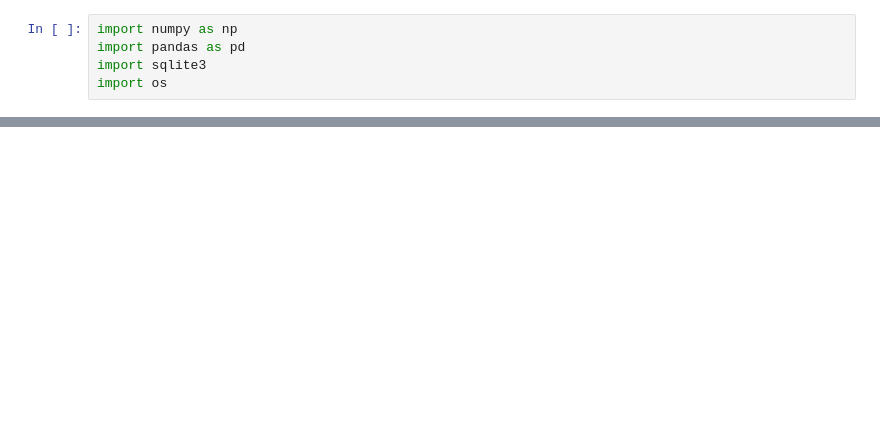
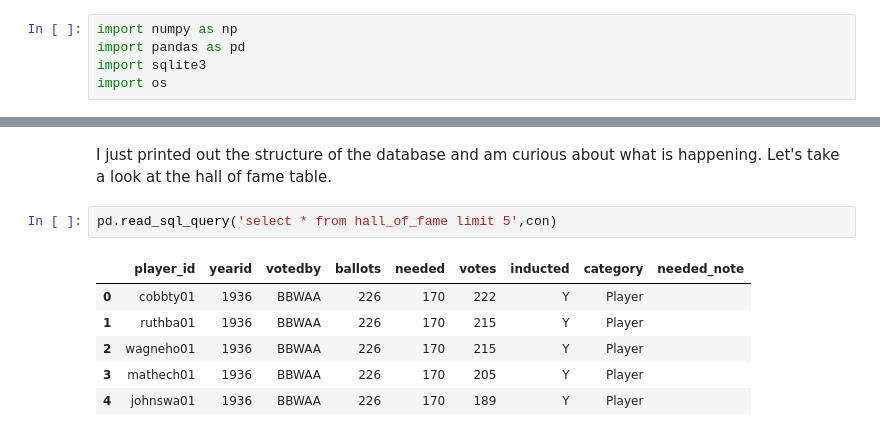
Before and after one commit to AbeHandler/everything, a Jupyter notebook: teaching/3401fall2020/week5/Module-4.2-Relational_data_applications.ipynb, the cells around one changed output, grey strips where cells are left out. Cells and saved outputs as stored; diff of their text form; blank space fills up the shorter version.

```diff
--- a/teaching/3401fall2020/week5/Module-4.2-Relational_data_applications.ipynb
+++ b/teaching/3401fall2020/week5/Module-4.2-Relational_data_applications.ipynb
@@ -99,0 +56,11 @@ lahmans
+# %% [markdown]
+I just printed out the structure of the database and am curious about what is happening. Let's take a look at the hall of fame table.
+# %%
+pd.read_sql_query('select * from hall_of_fame limit 5',con)
+# %% [output]
+|  | player_id | yearid | votedby | ballots | needed | votes | inducted | category | needed_note |
+| 0 | cobbty01 | 1936 | BBWAA | 226 | 170 | 222 | Y | Player |  |
+| 1 | ruthba01 | 1936 | BBWAA | 226 | 170 | 215 | Y | Player |  |
+| 2 | wagneho01 | 1936 | BBWAA | 226 | 170 | 215 | Y | Player |  |
+| 3 | mathech01 | 1936 | BBWAA | 226 | 170 | 205 | Y | Player |  |
+| 4 | johnswa01 | 1936 | BBWAA | 226 | 170 | 189 | Y | Player |  |
```
Also changed, not shown: parts of 37 cells of this notebook.
